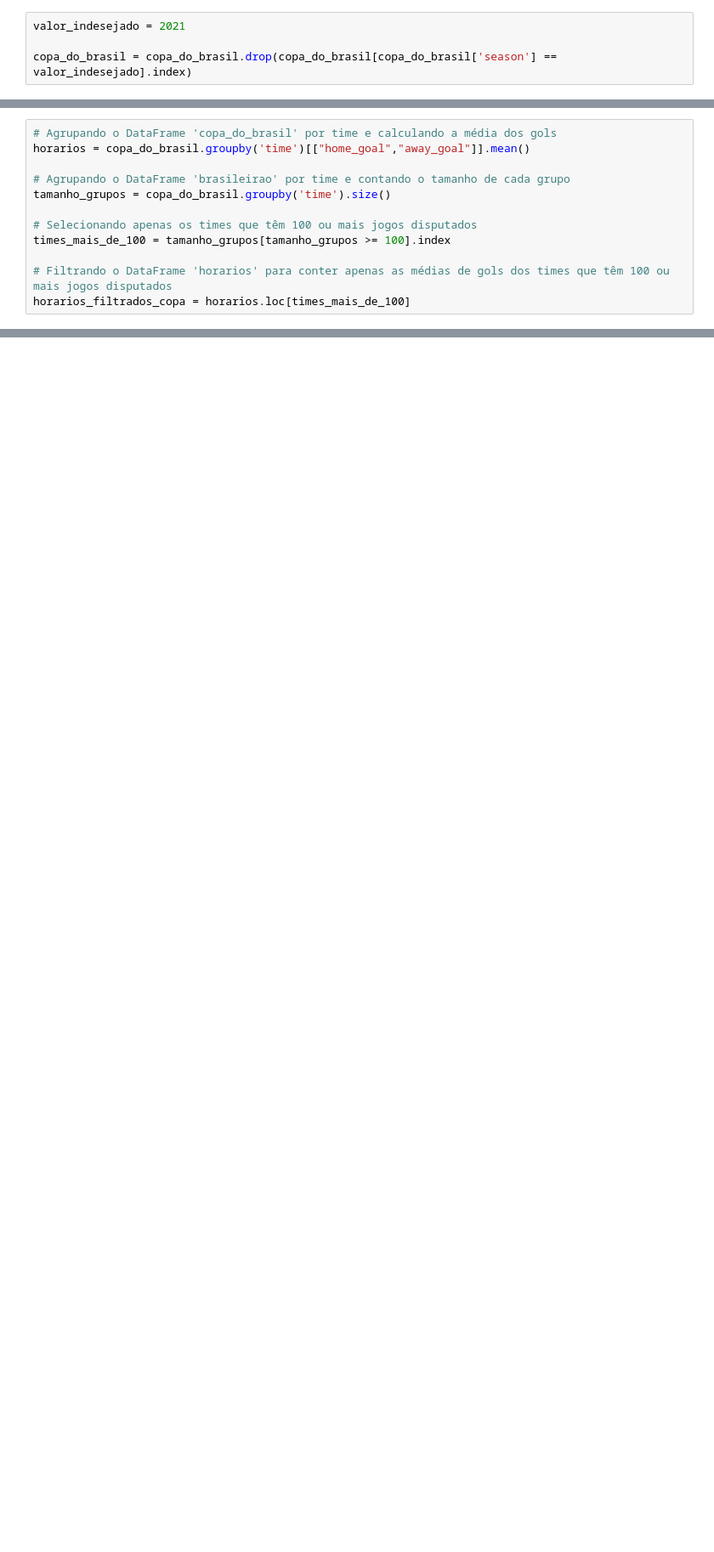
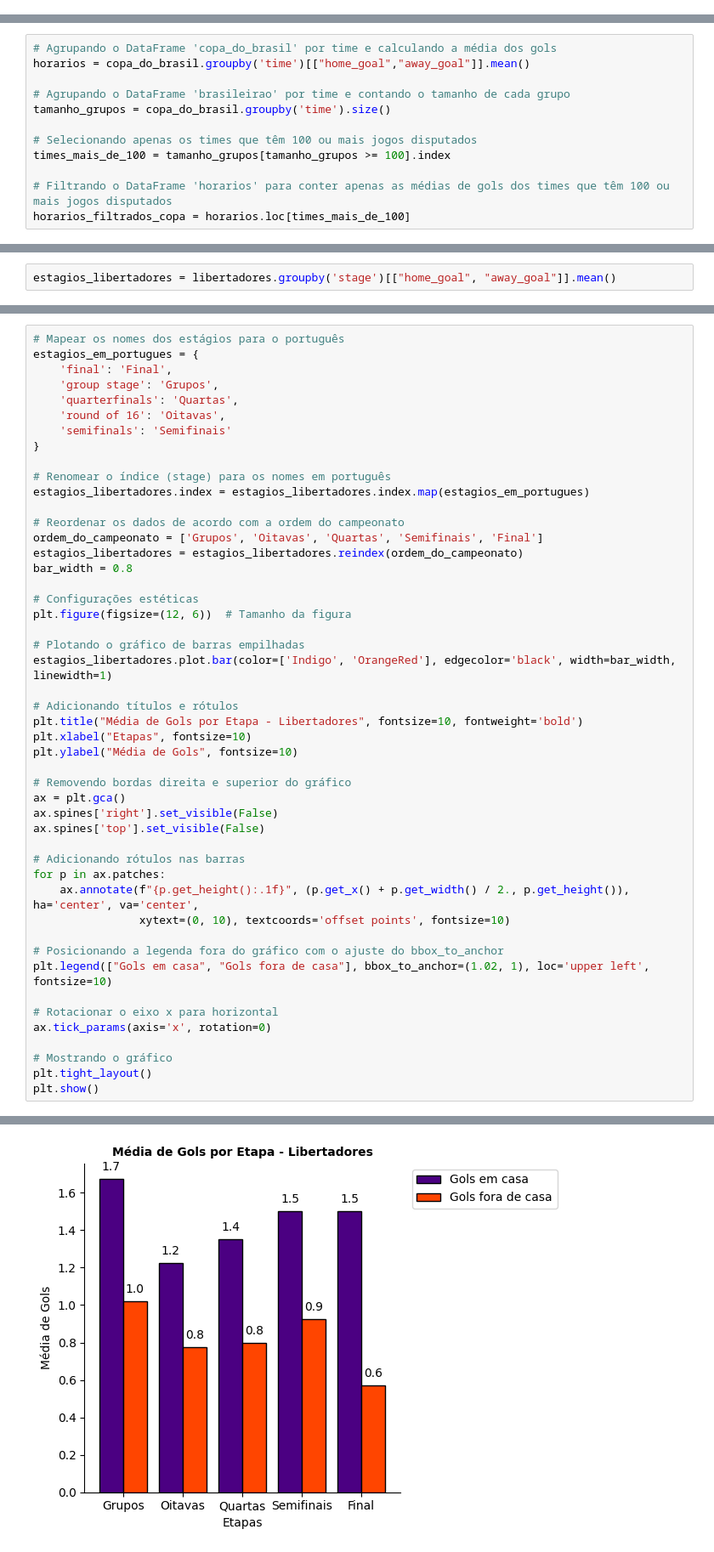
Before and after one commit to GabrielGrub/Trainee_FEA.dev, a Jupyter notebook: Projeto - Futebol Brasileiro/Projeto.ipynb, the cells around one changed output, grey strips where cells are left out. Shown: that part at 85% size. Drawn from its saved outputs; the diff is of its cells as text; blank space fills up the shorter version.

```diff
--- a/Projeto - Futebol Brasileiro/Projeto.ipynb
+++ b/Projeto - Futebol Brasileiro/Projeto.ipynb
@@ -226,4 +229,0 @@ Total de clubes: 114
-# %%
-valor_indesejado = 2021
-
-copa_do_brasil = copa_do_brasil.drop(copa_do_brasil[copa_do_brasil['season'] == valor_indesejado].index)
@@ -500,0 +577,2 @@ plt.show()
+# %%
+estagios_libertadores = libertadores.groupby('stage')[["home_goal", "away_goal"]].mean()
@@ -500,0 +581,49 @@ plt.show()
+# %%
+# Mapear os nomes dos estágios para o português
+estagios_em_portugues = {
+    'final': 'Final',
+    'group stage': 'Grupos',
+    'quarterfinals': 'Quartas',
+    'round of 16': 'Oitavas',
+    'semifinals': 'Semifinais'
+}
+
+# Renomear o índice (stage) para os nomes em português
+estagios_libertadores.index = estagios_libertadores.index.map(estagios_em_portugues)
+
+# Reordenar os dados de acordo com a ordem do campeonato
+ordem_do_campeonato = ['Grupos', 'Oitavas', 'Quartas', 'Semifinais', 'Final']
+estagios_libertadores = estagios_libertadores.reindex(ordem_do_campeonato)
+bar_width = 0.8
+
+# Configurações estéticas
+plt.figure(figsize=(12, 6))  # Tamanho da figura
+
+# Plotando o gráfico de barras empilhadas
+estagios_libertadores.plot.bar(color=['Indigo', 'OrangeRed'], edgecolor='black', width=bar_width, linewidth=1)
+
+# Adicionando títulos e rótulos
+plt.title("Média de Gols por Etapa - Libertadores", fontsize=10, fontweight='bold')
+plt.xlabel("Etapas", fontsize=10)
+plt.ylabel("Média de Gols", fontsize=10)
+
+# Removendo bordas direita e superior do gráfico
+ax = plt.gca()
+ax.spines['right'].set_visible(False)
+ax.spines['top'].set_visible(False)
+
+# Adicionando rótulos nas barras
+for p in ax.patches:
+    ax.annotate(f"{p.get_height():.1f}", (p.get_x() + p.get_width() / 2., p.get_height()), ha='center', va='center',
+                xytext=(0, 10), textcoords='offset points', fontsize=10)
+
+# Posicionando a legenda fora do gráfico com o ajuste do bbox_to_anchor
+plt.legend(["Gols em casa", "Gols fora de casa"], bbox_to_anchor=(1.02, 1), loc='upper left', fontsize=10)
+
+# Rotacionar o eixo x para horizontal
+ax.tick_params(axis='x', rotation=0)
+
+# Mostrando o gráfico
+plt.tight_layout()
+plt.show()
+# %% [output]
@@ -500,0 +631 @@ plt.show()
+[figure, added]
```
Also changed, not shown: parts of 64 cells of this notebook.
